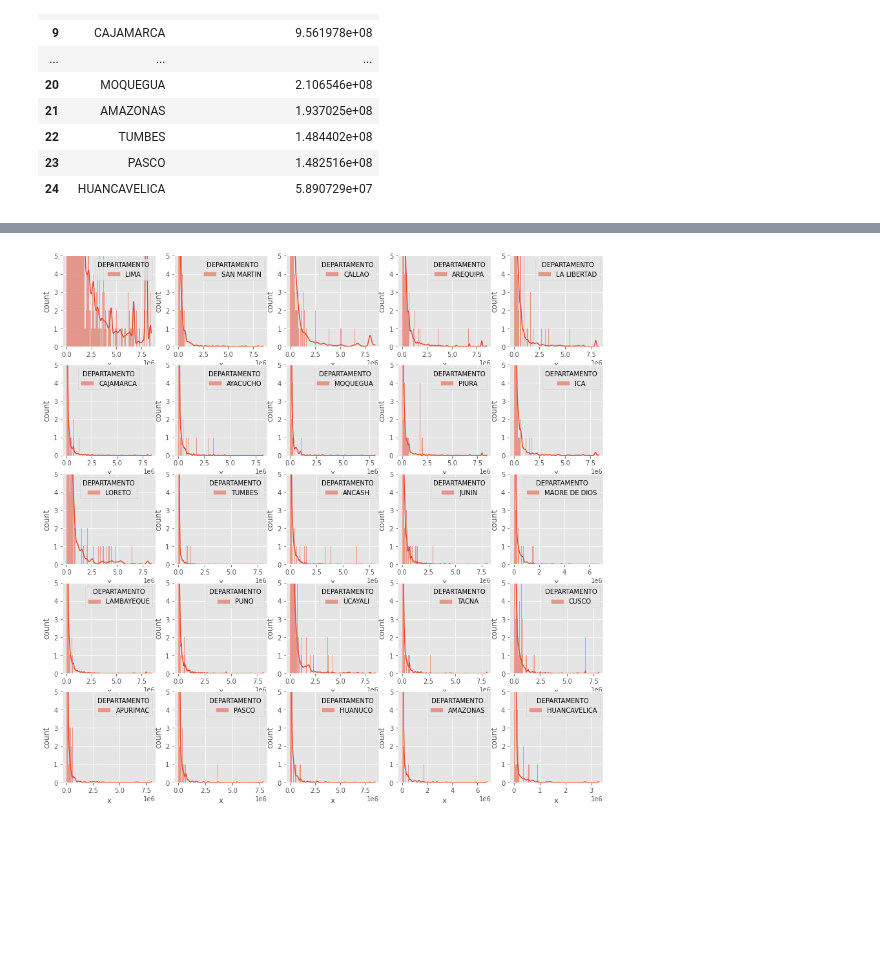
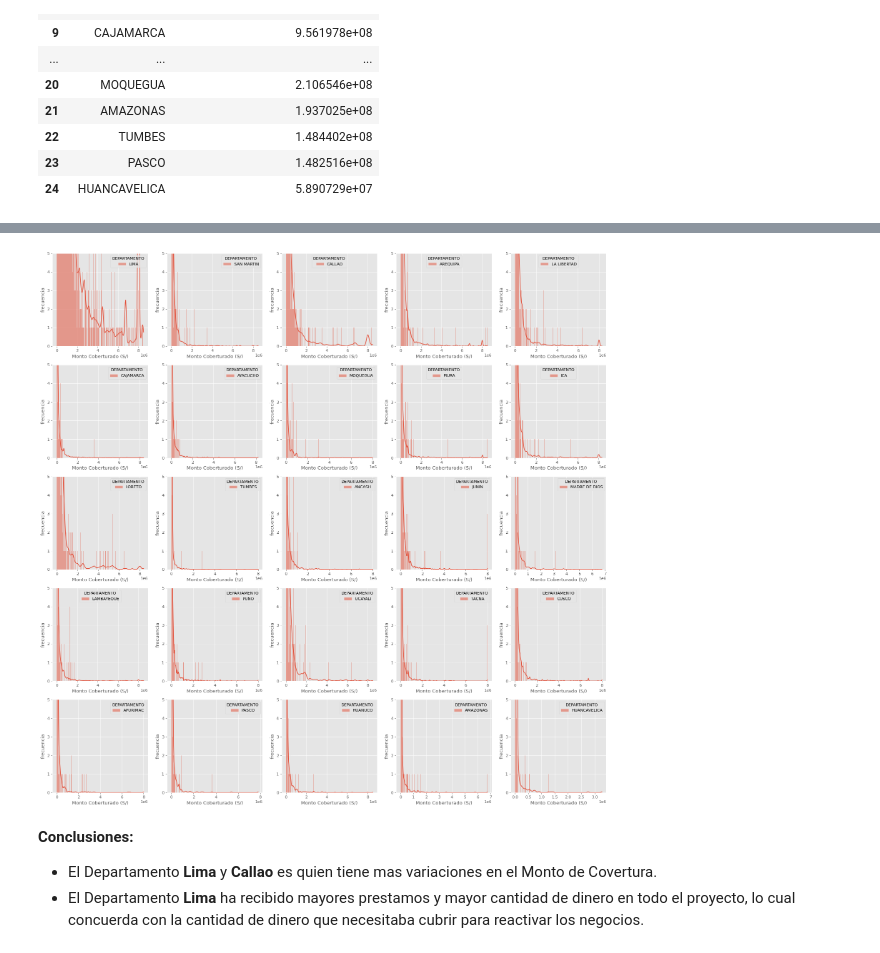
Before and after one commit to joelbarranteswins/Specialization_Final_Exam, a Jupyter notebook: Pregunta 1.ipynb, the cells around one changed output, grey strips where cells are left out. Cells and saved outputs as stored; diff of their text form; code cells hidden in the pictures; blank space fills up the shorter version.

```diff
--- a/Pregunta 1.ipynb
+++ b/Pregunta 1.ipynb
@@ -473,27 +463,29 @@ sns.histplot(
 # %%
 ncols = 5
 nrows = 5
 plt.style.use('ggplot')
-fig, axes = plt.subplots(nrows=nrows, ncols=ncols, figsize=(15, 15))
+fig, axes = plt.subplots(nrows=nrows, ncols=ncols, figsize=(25, 25), dpi=80)
 
 cities = df['DEPARTAMENTO'].unique()
 counter = 0
 for i in range(nrows):
     for j in range(ncols):
         ax = axes[i][j]
         if counter < len(cities):
             sns.histplot(
                 data=df[df['DEPARTAMENTO']==cities[counter]],
                 x='MONTO COBERTURADO (S/)', hue='DEPARTAMENTO'
-                , kde=True, color="darkblue", ax=ax, )
-            ax.set_xlabel('x')
-            ax.set_ylabel('count')
+                , kde=True, color="darkblue", ax=ax)
+            ax.set_xlabel('Monto Coberturado (S/)')
+            ax.set_ylabel('frecuencia')
             ax.set_ylim([0, 5])
-            # leg = ax.legend(loc='upper left')
-            # leg.draw_frame(False)
         else:
             ax.set_axis_off()
         counter += 1
 plt.show()
 # %% [output]
-[figure, old version]
+[figure, new version]
+# %% [markdown]
+**Conclusiones:**
+* El Departamento **Lima** y **Callao** es quien tiene mas variaciones en el Monto de Covertura.
+* El Departamento **Lima** ha recibido mayores prestamos y mayor cantidad de dinero en todo el proyecto, lo cual concuerda con la cantidad de dinero que necesitaba cubrir para reactivar los negocios.
```
Also changed, not shown: parts of 15 cells of this notebook, 1 other file.
